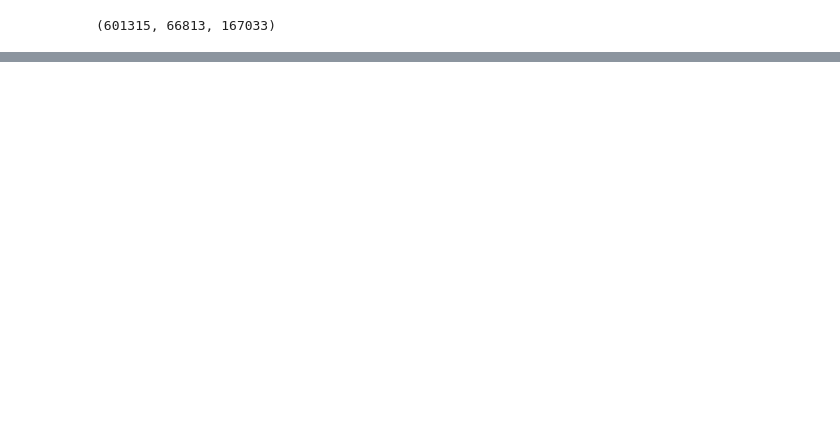
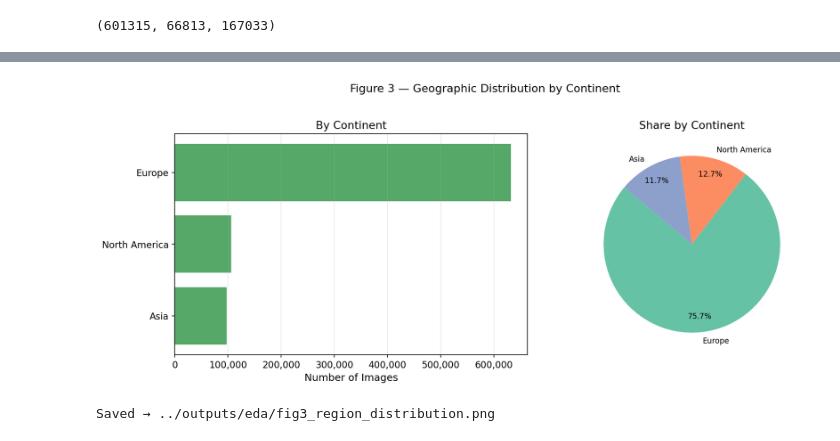
Before and after one commit to fhrzn/geocir, a Jupyter notebook: notebooks/datasplit.ipynb, the cells around one changed output, grey strips where cells are left out. Saved outputs shown, nothing was run; the diff lists cells and outputs as text; code cells hidden in the pictures; blank space fills up the shorter version.

Commit message:
fix: eval script, eval output dir. add: figures, eda script

```diff
--- a/notebooks/datasplit.ipynb
+++ b/notebooks/datasplit.ipynb
@@ -60,0 +100,6 @@ test_df.write_csv("/mnt/yokoyamalab-nas/gldv2-full/csv/v2/test.csv")
+# %%
+meta_df = json.loads(
+    open("../index/gldv-v2/baseline-geoclip-gldv-merged-tmp/metadata.json", "r").read()
+)["metadata"]
+meta_df = pl.DataFrame(meta_df).with_row_index("row_idx")
+meta_df.head()
@@ -60,0 +349,43 @@ test_df.write_csv("/mnt/yokoyamalab-nas/gldv2-full/csv/v2/test.csv")
+# %%
+# ── Figure 3: Continental / Region distribution ────────────────────────────────
+# Why: gives a coarser geographic overview that prints cleanly in a paper column.
+
+region_counts = (
+    all_df.group_by("region")
+    .agg(pl.len().alias("count"))
+    .sort("count", descending=True)
+    .to_pandas()
+)
+
+fig, axes = plt.subplots(1, 2, figsize=(13, 5))
+
+# Left: bar chart
+axes[0].barh(
+    region_counts["region"][::-1], region_counts["count"][::-1], color="#55A868"
+)
+axes[0].set_xlabel("Number of Images")
+axes[0].set_title("By Continent")
+axes[0].xaxis.set_major_formatter(mticker.FuncFormatter(lambda v, _: f"{int(v):,}"))
+axes[0].grid(axis="x", alpha=0.3)
+
+# Right: pie chart
+wedge_colors = sns.color_palette("Set2", len(region_counts))
+axes[1].pie(
+    region_counts["count"],
+    labels=region_counts["region"],
+    autopct="%1.1f%%",
+    colors=wedge_colors,
+    startangle=140,
+    pctdistance=0.82,
+    textprops={"fontsize": 9},
+)
+axes[1].set_title("Share by Continent")
+
+fig.suptitle("Figure 3 — Geographic Distribution by Continent", y=1.02)
+plt.tight_layout()
+plt.savefig(OUT_DIR / "fig3_region_distribution.png")
+plt.show()
+print(f"Saved → {OUT_DIR / 'fig3_region_distribution.png'}")
+# %% [output]
+[figure, added]
+Saved → ../outputs/eda/fig3_region_distribution.png
```
Also changed, not shown: parts of 33 cells of this notebook, 28 other files.
